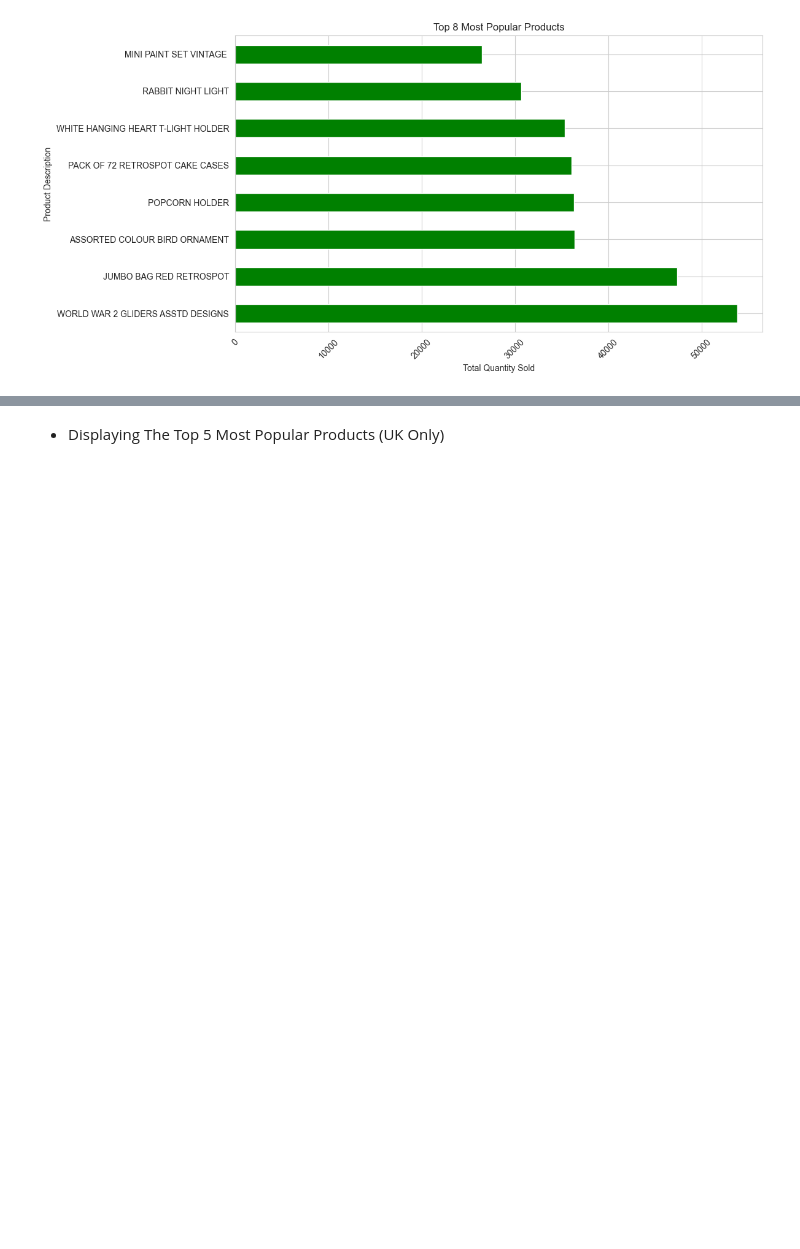
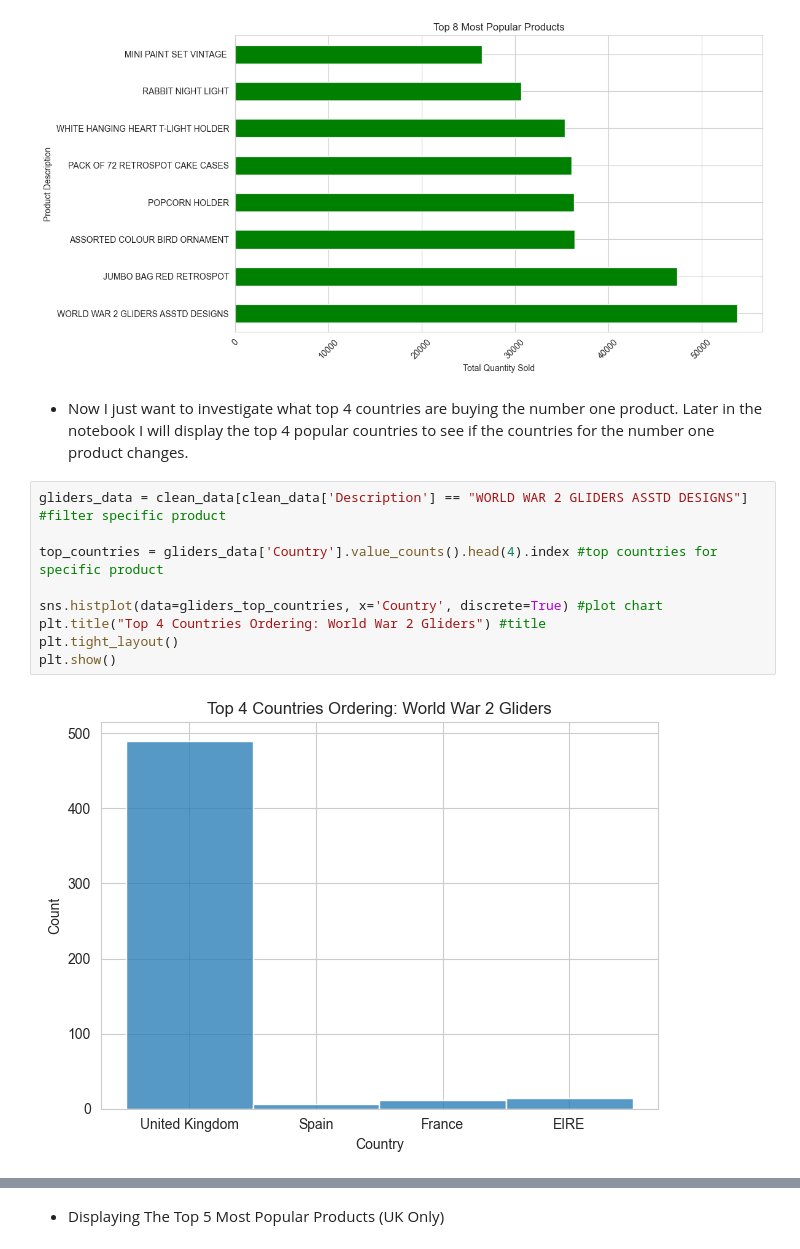
Before and after one commit to mobess12/Hackathon1, a Jupyter notebook: jupyter_notebooks/ETL.ipynb, the cells around one changed output, grey strips where cells are left out. Saved outputs shown, nothing was run; the diff lists cells and outputs as text; blank space fills up the shorter version.

```diff
--- a/jupyter_notebooks/ETL.ipynb
+++ b/jupyter_notebooks/ETL.ipynb
@@ -284,3 +301,16 @@ plt.tight_layout()
 plt.show()
 # %% [output]
 [figure]
+# %% [markdown]
+* Now I just want to investigate what top 4 countries are buying the number one product. Later in the notebook I will display the top 4 popular countries to see if the countries for the number one product changes.
+# %%
+gliders_data = clean_data[clean_data['Description'] == "WORLD WAR 2 GLIDERS ASSTD DESIGNS"] #filter specific product
+
+top_countries = gliders_data['Country'].value_counts().head(4).index #top countries for specific product
+
+sns.histplot(data=gliders_top_countries, x='Country', discrete=True) #plot chart
+plt.title("Top 4 Countries Ordering: World War 2 Gliders") #title
+plt.tight_layout()
+plt.show()
+# %% [output]
+[figure, added]
```
Also changed, not shown: parts of 10 cells of this notebook.
